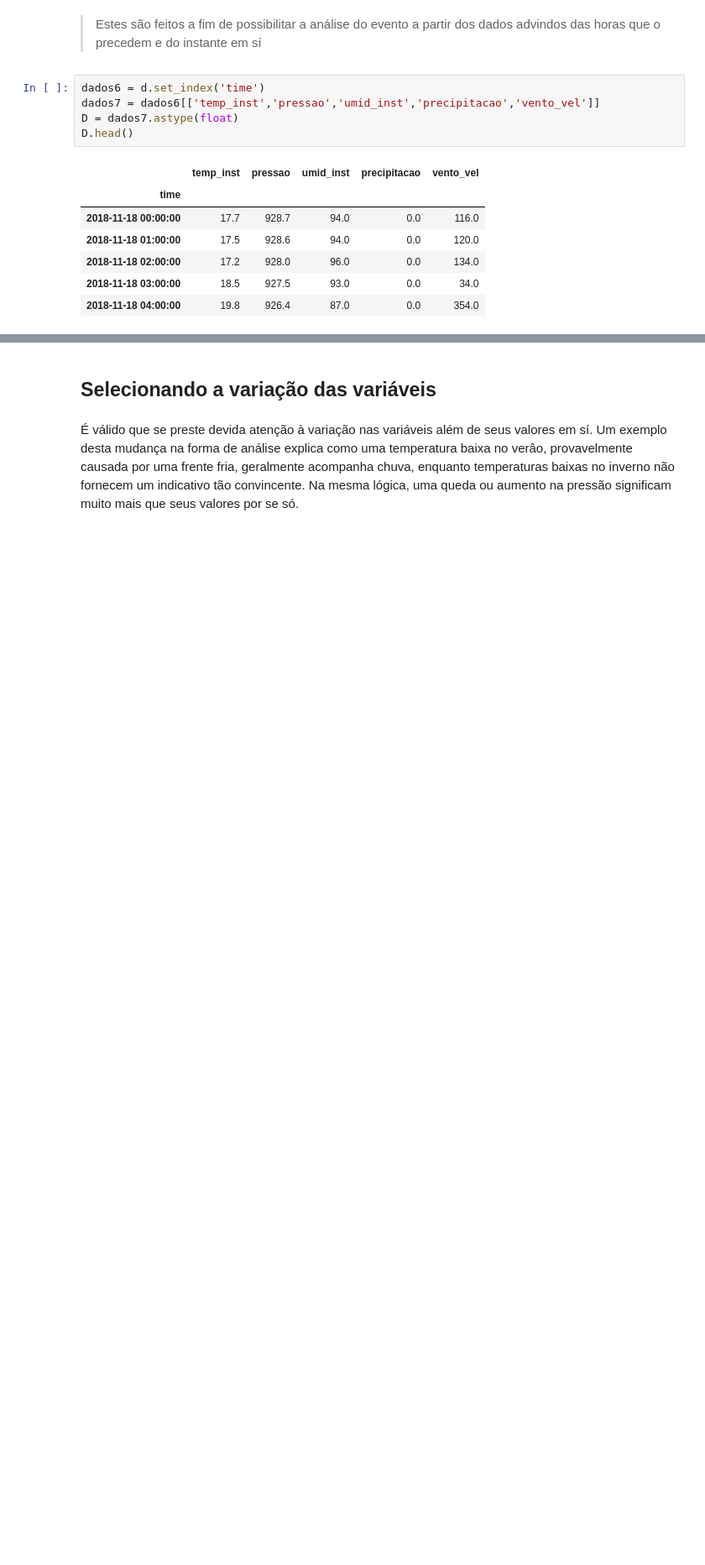
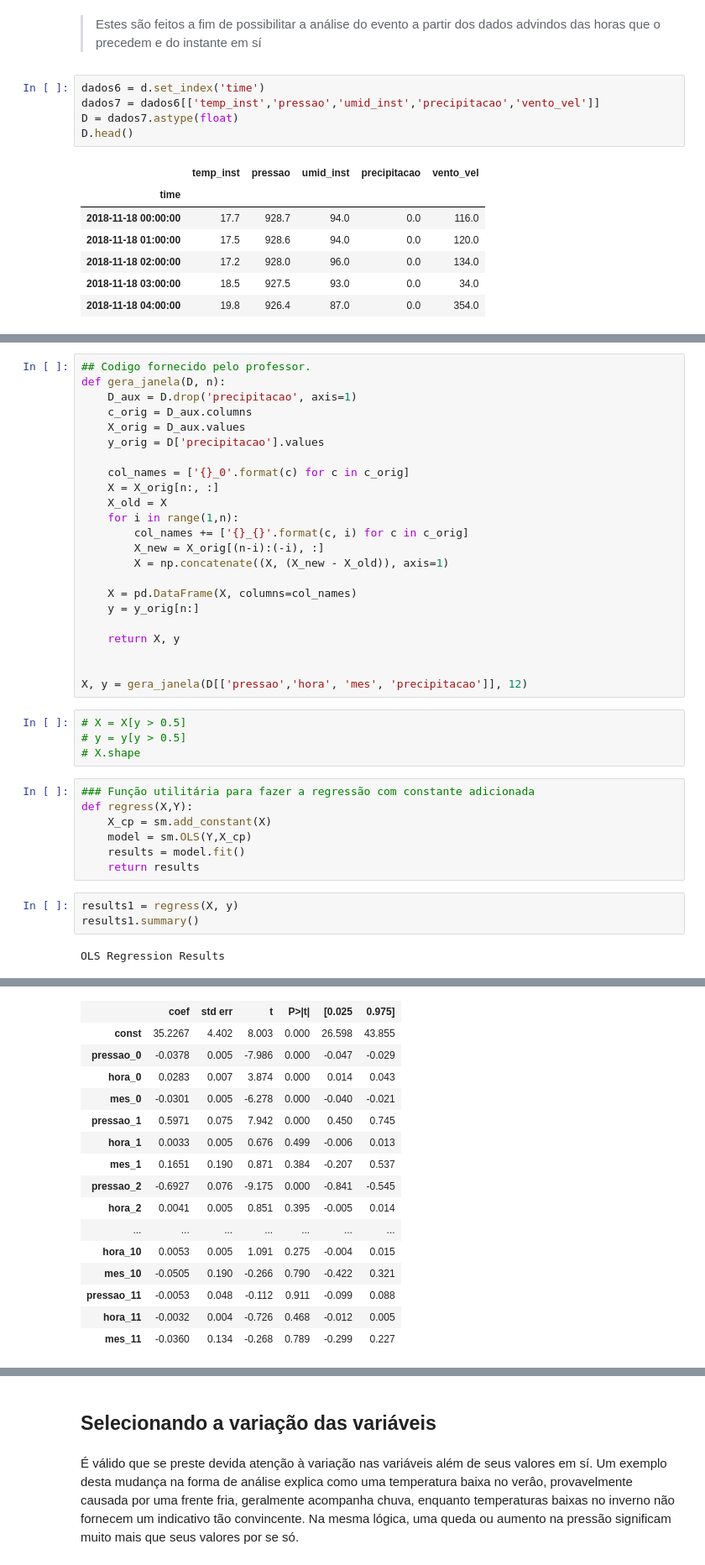
Before and after one commit to Joao-Pedro-Chacon-Ruiz/Modelo_de_precificacao_carros, a Jupyter notebook: Análise_Final/Previsao_chuva.ipynb, the cells around one changed output, grey strips where cells are left out. Shown at 84% size. Saved outputs shown, nothing was run; the diff lists cells and outputs as text; blank space fills up the shorter version.

Commit message:
atualizando o codigo

```diff
--- a/Análise_Final/Previsao_chuva.ipynb
+++ b/Análise_Final/Previsao_chuva.ipynb
@@ -475,0 +501,39 @@ D.head()
+# %%
+## Codigo fornecido pelo professor.
+def gera_janela(D, n):
+    D_aux = D.drop('precipitacao', axis=1)
+    c_orig = D_aux.columns
+    X_orig = D_aux.values
+    y_orig = D['precipitacao'].values
+
+    col_names = ['{}_0'.format(c) for c in c_orig]
+    X = X_orig[n:, :]
+    X_old = X
+    for i in range(1,n):
+        col_names += ['{}_{}'.format(c, i) for c in c_orig]
+        X_new = X_orig[(n-i):(-i), :]
+        X = np.concatenate((X, (X_new - X_old)), axis=1)
+
+    X = pd.DataFrame(X, columns=col_names)
+    y = y_orig[n:]
+
+    return X, y
+
+
+X, y = gera_janela(D[['pressao','hora', 'mes', 'precipitacao']], 12)
+# %%
+# X = X[y > 0.5]
+# y = y[y > 0.5]
+# X.shape
+# %%
+### Função utilitária para fazer a regressão com constante adicionada
+def regress(X,Y):
+    X_cp = sm.add_constant(X)
+    model = sm.OLS(Y,X_cp)
+    results = model.fit()
+    return results
+# %%
+results1 = regress(X, y)
+results1.summary()
+# %% [output]
+OLS Regression Results
@@ -475,0 +549,16 @@ D.head()
+|  | coef | std err | t | P>|t| | [0.025 | 0.975] |
+| const | 35.2267 | 4.402 | 8.003 | 0.000 | 26.598 | 43.855 |
+| pressao_0 | -0.0378 | 0.005 | -7.986 | 0.000 | -0.047 | -0.029 |
+| hora_0 | 0.0283 | 0.007 | 3.874 | 0.000 | 0.014 | 0.043 |
+| mes_0 | -0.0301 | 0.005 | -6.278 | 0.000 | -0.040 | -0.021 |
+| pressao_1 | 0.5971 | 0.075 | 7.942 | 0.000 | 0.450 | 0.745 |
+| hora_1 | 0.0033 | 0.005 | 0.676 | 0.499 | -0.006 | 0.013 |
+| mes_1 | 0.1651 | 0.190 | 0.871 | 0.384 | -0.207 | 0.537 |
+| pressao_2 | -0.6927 | 0.076 | -9.175 | 0.000 | -0.841 | -0.545 |
+| hora_2 | 0.0041 | 0.005 | 0.851 | 0.395 | -0.005 | 0.014 |
+| ... | ... | ... | ... | ... | ... | ... |
+| hora_10 | 0.0053 | 0.005 | 1.091 | 0.275 | -0.004 | 0.015 |
+| mes_10 | -0.0505 | 0.190 | -0.266 | 0.790 | -0.422 | 0.321 |
+| pressao_11 | -0.0053 | 0.048 | -0.112 | 0.911 | -0.099 | 0.088 |
+| hora_11 | -0.0032 | 0.004 | -0.726 | 0.468 | -0.012 | 0.005 |
+| mes_11 | -0.0360 | 0.134 | -0.268 | 0.789 | -0.299 | 0.227 |
```
Also changed, not shown: parts of 15 cells of this notebook.
